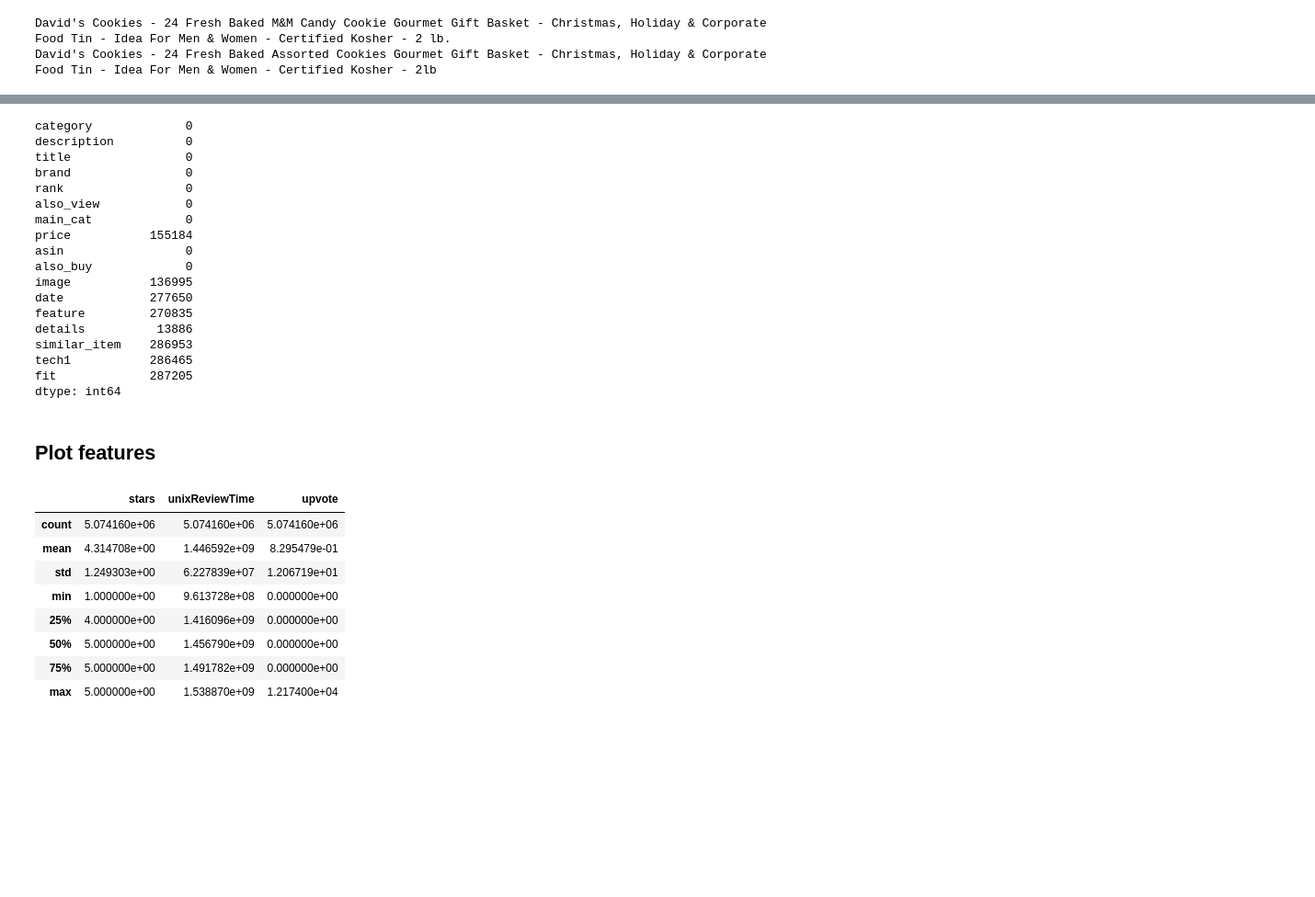
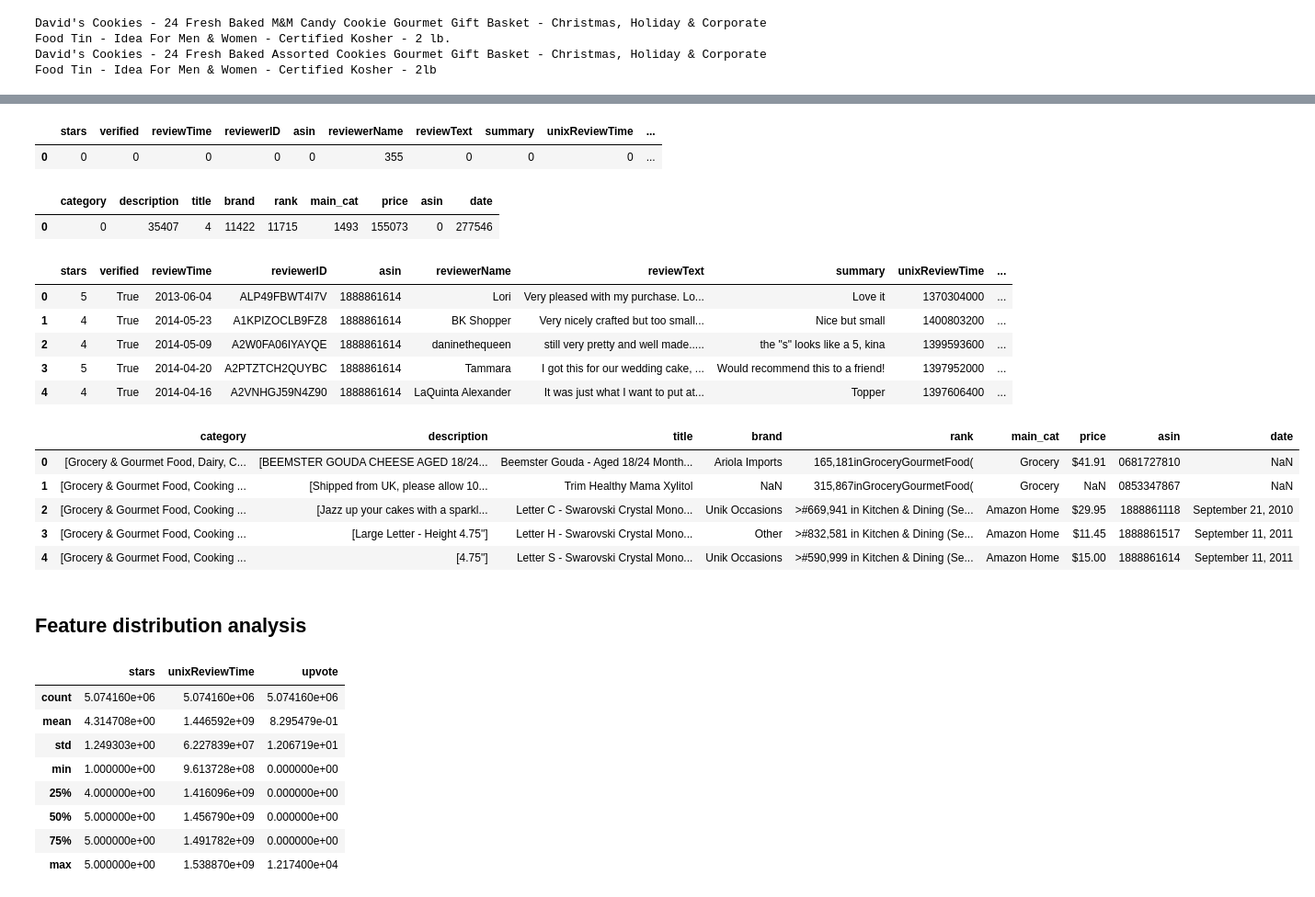
Before and after one commit to JulesssG/ADA-project, a Jupyter notebook: milestone_2.ipynb, the cells around one changed output, grey strips where cells are left out. Shown at 92% size. Cells and saved outputs as stored; diff of their text form; code cells hidden in the pictures; blank space fills up the shorter version.

```diff
--- a/milestone_2.ipynb
+++ b/milestone_2.ipynb
@@ -266,26 +265,27 @@ meta.head()
-# %%
-meta.isnull().sum()
-# %% [output]
-category             0
-description          0
-title                0
-brand                0
-rank                 0
-also_view            0
-main_cat             0
-price           155184
-asin                 0
-also_buy             0
-image           136995
-date            277650
-feature         270835
-details          13886
-similar_item    286953
-tech1           286465
-fit             287205
-dtype: int64
-# %% [markdown]
-## Plot features
+# %%
+display(pd.DataFrame(reviews.isnull().sum()).T)
+display(pd.DataFrame(meta.isnull().sum()).T)
+display(reviews.head())
+display(meta.head())
+# %% [output]
+|  | stars | verified | reviewTime | reviewerID | asin | reviewerName | reviewText | summary | unixReviewTime | ... |
+| 0 | 0 | 0 | 0 | 0 | 0 | 355 | 0 | 0 | 0 | ... |
+|  | category | description | title | brand | rank | main_cat | price | asin | date |
+| 0 | 0 | 35407 | 4 | 11422 | 11715 | 1493 | 155073 | 0 | 277546 |
+|  | stars | verified | reviewTime | reviewerID | asin | reviewerName | reviewText | summary | unixReviewTime | ... |
+| 0 | 5 | True | 2013-06-04 | ALP49FBWT4I7V | 1888861614 | Lori | Very pleased with my purchase. Lo... | Love it | 1370304000 | ... |
+| 1 | 4 | True | 2014-05-23 | A1KPIZOCLB9FZ8 | 1888861614 | BK Shopper | Very nicely crafted but too small... | Nice but small | 1400803200 | ... |
+| 2 | 4 | True | 2014-05-09 | A2W0FA06IYAYQE | 1888861614 | daninethequeen | still very pretty and well made..... | the "s" looks like a 5, kina | 1399593600 | ... |
+| 3 | 5 | True | 2014-04-20 | A2PTZTCH2QUYBC | 1888861614 | Tammara | I got this for our wedding cake, ... | Would recommend this to a friend! | 1397952000 | ... |
+| 4 | 4 | True | 2014-04-16 | A2VNHGJ59N4Z90 | 1888861614 | LaQuinta Alexander | It was just what I want to put at... | Topper | 1397606400 | ... |
+|  | category | description | title | brand | rank | main_cat | price | asin | date |
+| 0 | [Grocery & Gourmet Food, Dairy, C... | [BEEMSTER GOUDA CHEESE AGED 18/24... | Beemster Gouda - Aged 18/24 Month... | Ariola Imports | 165,181inGroceryGourmetFood( | Grocery | $41.91 | 0681727810 | NaN |
+| 1 | [Grocery & Gourmet Food, Cooking ... | [Shipped from UK, please allow 10... | Trim Healthy Mama Xylitol | NaN | 315,867inGroceryGourmetFood( | Grocery | NaN | 0853347867 | NaN |
+| 2 | [Grocery & Gourmet Food, Cooking ... | [Jazz up your cakes with a sparkl... | Letter C - Swarovski Crystal Mono... | Unik Occasions | >#669,941 in Kitchen & Dining (Se... | Amazon Home | $29.95 | 1888861118 | September 21, 2010 |
+| 3 | [Grocery & Gourmet Food, Cooking ... | [Large Letter - Height 4.75"] | Letter H - Swarovski Crystal Mono... | Other | >#832,581 in Kitchen & Dining (Se... | Amazon Home | $11.45 | 1888861517 | September 11, 2011 |
+| 4 | [Grocery & Gourmet Food, Cooking ... | [4.75"] | Letter S - Swarovski Crystal Mono... | Unik Occasions | >#590,999 in Kitchen & Dining (Se... | Amazon Home | $15.00 | 1888861614 | September 11, 2011 |
+# %% [markdown]
+## Feature distribution analysis
 # %%
 reviews.describe()
 # %% [output]
```
Also changed, not shown: parts of 22 cells of this notebook.
